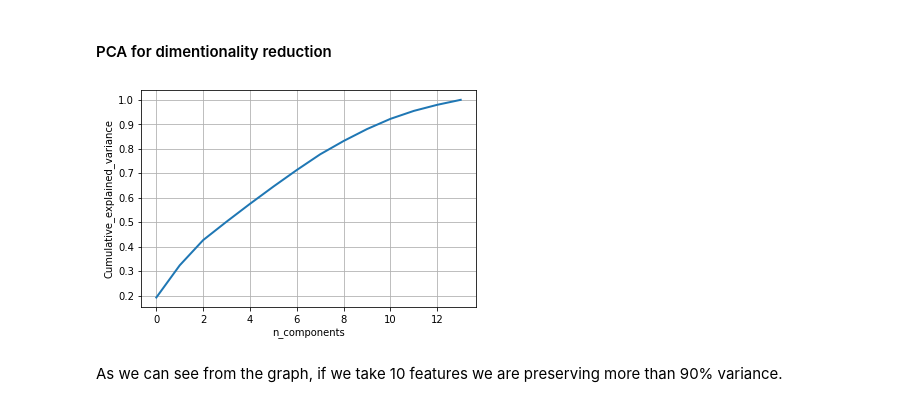
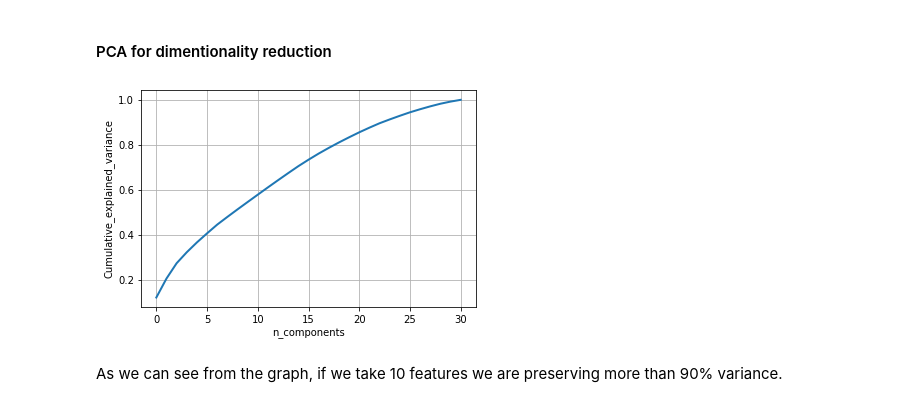
Before and after one commit to Vipin-Singh-Negi/Identify-Phishing-Mail, a Jupyter notebook: (TRIAL)PhishingMailClassifier.ipynb, the cells around one changed output. Saved outputs shown, nothing was run; the diff lists cells and outputs as text; code cells hidden in the pictures.

```diff
--- a/(TRIAL)PhishingMailClassifier.ipynb
+++ b/(TRIAL)PhishingMailClassifier.ipynb
@@ -598,0 +1018,40 @@ logger.debug("Plotted PCA with %d components",pca.n_components)
+# %%
+import numpy as np
+import matplotlib.pyplot as plt
+from sklearn import datasets
+import pandas as pd
+from sklearn.preprocessing import StandardScaler
+from sklearn.decomposition import PCA
+
+
+#In general it is a good idea to scale the data
+scaler = StandardScaler()
+X =  X_train.copy(deep=True)
+y = Y_train.copy()
+scaler.fit(X)
+X=scaler.transform(X)
+
+pca = PCA()
+pca.fit(X,y)
+x_new = pca.transform(X)
+print(x_new.shape)
+def myplot(score,coeff,labels=None):
+    xs = score[:,0]
+    ys = score[:,1]
+    n = coeff.shape[0]
+
+    plt.scatter(xs ,ys, c = y) #without scaling
+    for i in range(n):
+        if labels is None:
+            plt.text(coeff[i,0]* 1.15, coeff[i,1] * 1.15, "Var"+str(i+1), color = 'b', ha = 'center', va = 'center')
+        else:
+            plt.text(coeff[i,0]* 1.15, coeff[i,1] * 1.15, labels[i], color = 'r', ha = 'center', va = 'center')
+
+plt.xlabel("PC{}".format(1))
+plt.ylabel("PC{}".format(2))
+plt.legend()
+plt.grid()
+
+#Call the function.
+myplot(x_new[:,0:3], pca.components_)
+plt.show()
@@ -601,28 +1094,28 @@ logger.debug("Plotted PCA with %d components",pca.n_components)
 # %%
 # PCA for dimensionality redcution (non-visualization)
 
-pca.n_components = 14
+pca.n_components = len(mails.columns)-1
 pca_data = pca.fit_transform(data)
 
 percentage_var_explained = pca.explained_variance_ / np.sum(pca.explained_variance_);
 
 cum_var_explained = np.cumsum(percentage_var_explained)
 
 # Plot the PCA spectrum
 plt.figure(1, figsize=(6, 4))
 
 plt.clf()
 plt.plot(cum_var_explained, linewidth=2)
 plt.axis('tight')
 plt.grid()
 plt.xlabel('n_components')
 plt.ylabel('Cumulative_explained_variance')
 plt.show()
 logger.debug("Cumulative explained variance graph plotted")
 
-# If we take 9-dimensions, approx. 90% of variance is expalined.
+# If we take 21-dimensions, approx. 90% of variance is explained.
 # %% [output]
-[figure, old version]
+[figure, new version]
 # %% [markdown]
 As we can see from the graph, if we take 10 features we are preserving more than 90% variance.
 # %% [markdown]
```
Also changed, not shown: parts of 126 cells of this notebook, 5 other files.
